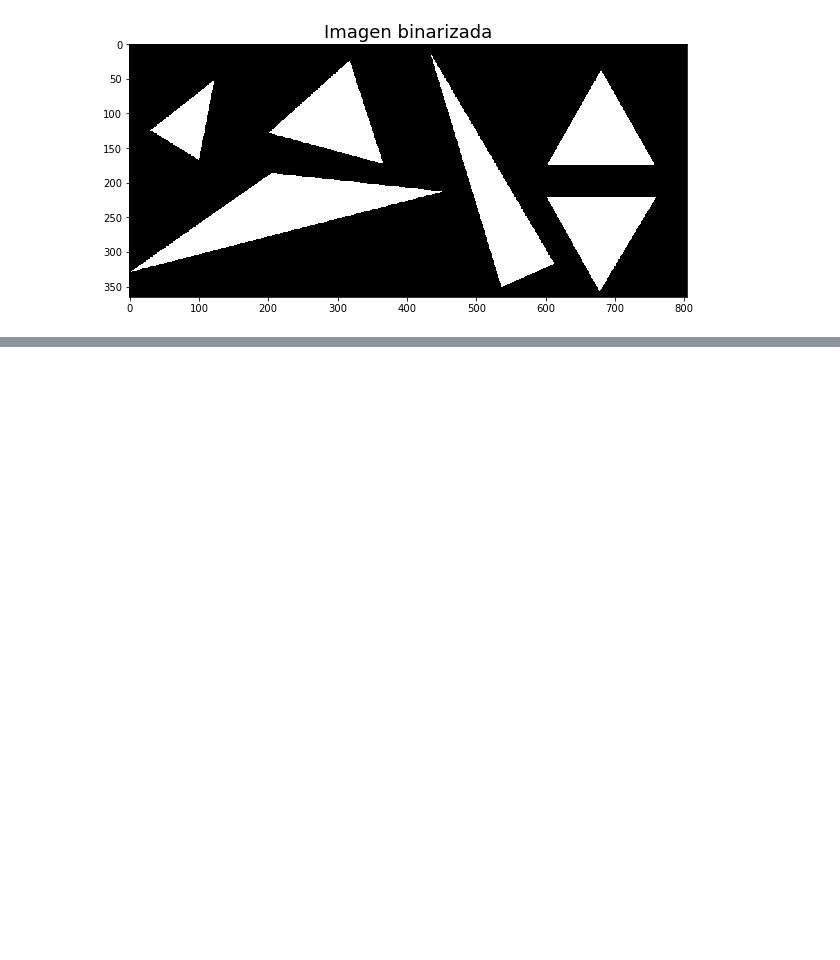
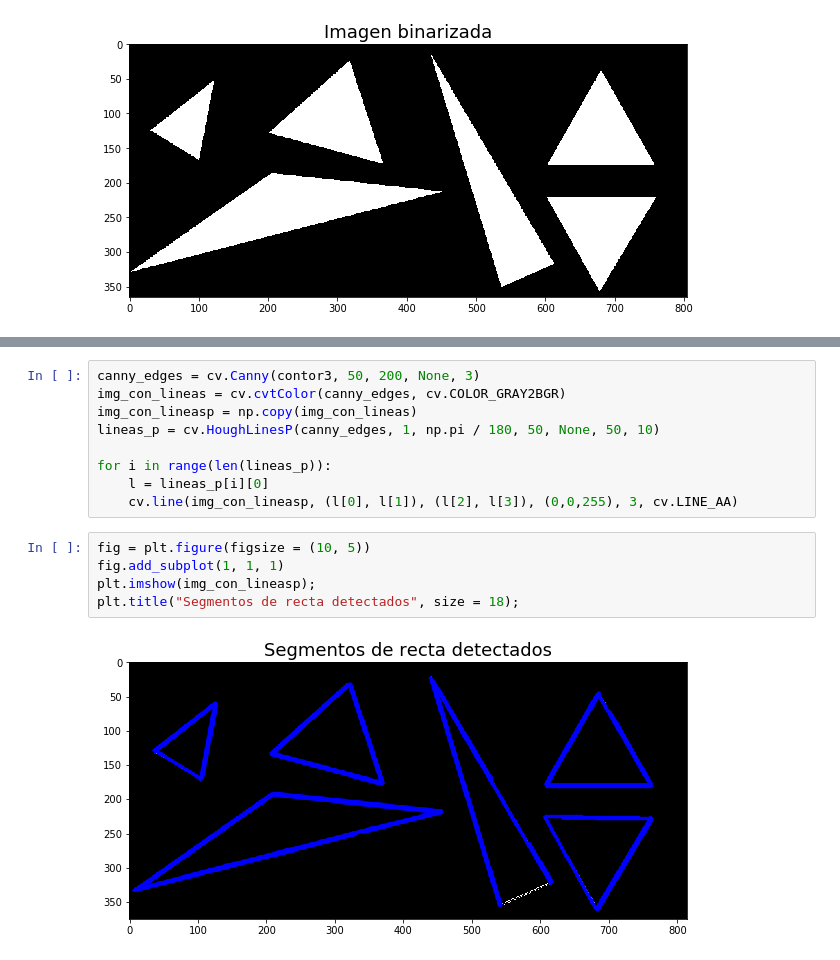
Before and after one commit to Pagutri/ProyectoAsignadoImagenes, a Jupyter notebook: Trianguleros.ipynb, the cells around one changed output, grey strips where cells are left out. Saved outputs shown, nothing was run; the diff lists cells and outputs as text; blank space fills up the shorter version.

```diff
--- a/Trianguleros.ipynb
+++ b/Trianguleros.ipynb
@@ -89,0 +81,16 @@ Ahora sí :)
+# %%
+canny_edges = cv.Canny(contor3, 50, 200, None, 3)
+img_con_lineas = cv.cvtColor(canny_edges, cv.COLOR_GRAY2BGR)
+img_con_lineasp = np.copy(img_con_lineas)
+lineas_p = cv.HoughLinesP(canny_edges, 1, np.pi / 180, 50, None, 50, 10)
+
+for i in range(len(lineas_p)):
+    l = lineas_p[i][0]
+    cv.line(img_con_lineasp, (l[0], l[1]), (l[2], l[3]), (0,0,255), 3, cv.LINE_AA)
+# %%
+fig = plt.figure(figsize = (10, 5))
+fig.add_subplot(1, 1, 1)
+plt.imshow(img_con_lineasp);
+plt.title("Segmentos de recta detectados", size = 18);
+# %% [output]
+[figure, added]
```
Also changed, not shown: parts of 23 cells of this notebook.
